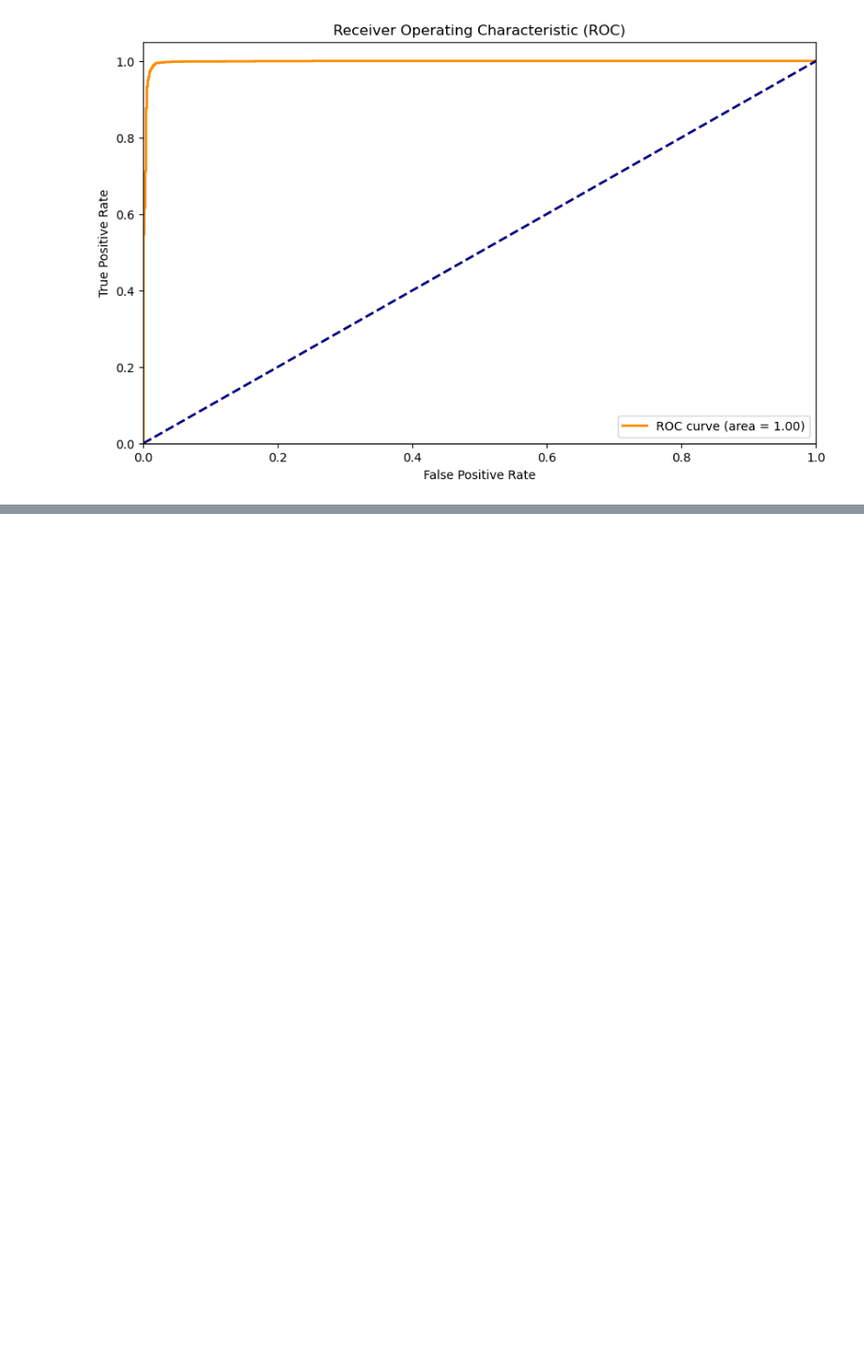
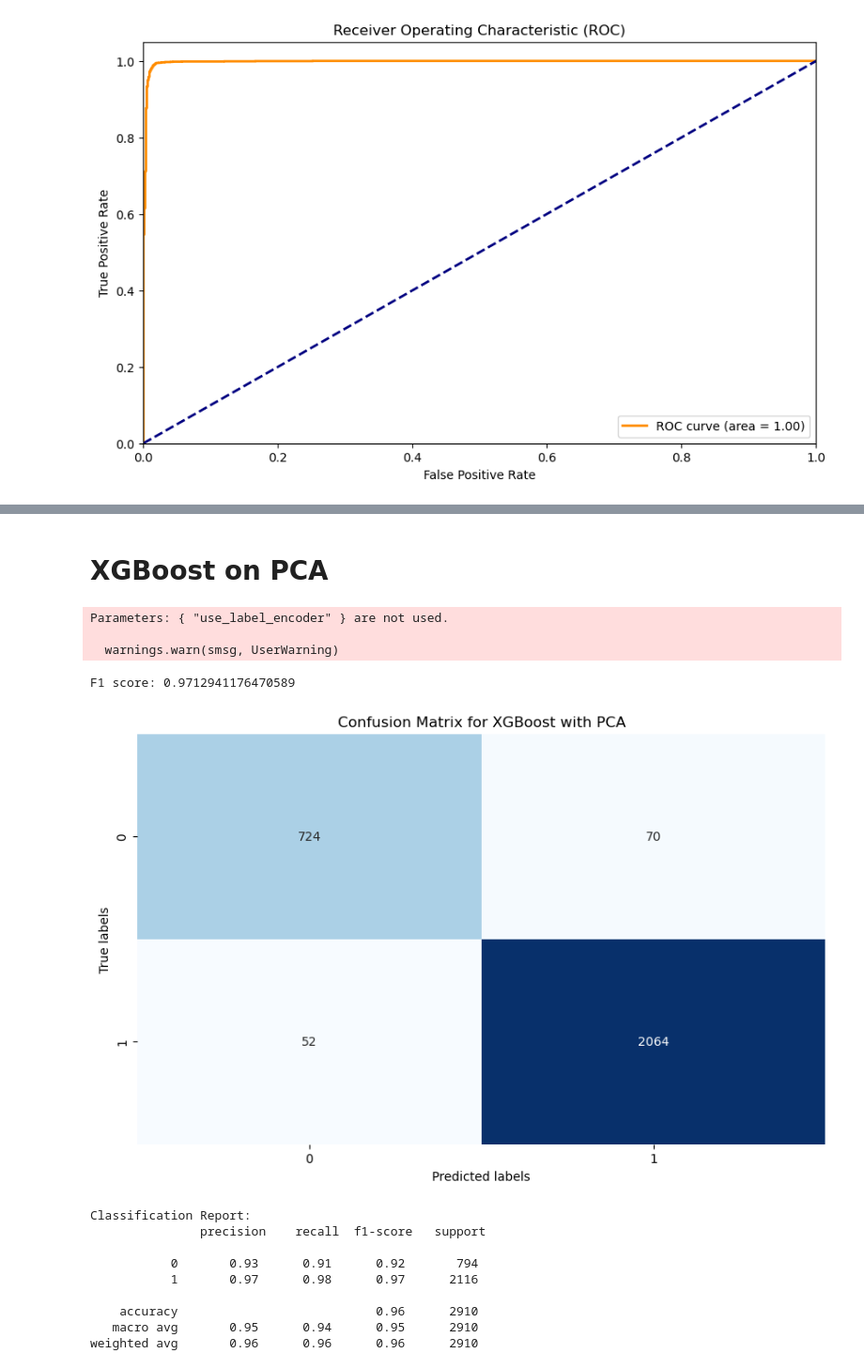
Before and after one commit to Ping-YUAN/heartbeat-analysis-ai, a Jupyter notebook: notebooks/modeling_ptb.ipynb, the cells around one changed output, grey strips where cells are left out. Shown at 94% size. Drawn from its saved outputs; the diff is of its cells as text; code cells hidden in the pictures; blank space fills up the shorter version.

```diff
--- a/notebooks/modeling_ptb.ipynb
+++ b/notebooks/modeling_ptb.ipynb
@@ -796,0 +968,79 @@ weighted avg       0.99      0.99      0.99      2910
+# %% [markdown]
+# XGBoost on PCA
+# %%
+# Initialize PCA with the number of components to retain
+pca = PCA(n_components=0.95)  # Retain 95% of variance
+
+# Initialize XGBoost with the best parameters
+xgb = XGBClassifier(
+    colsample_bytree=best_params['xgb__colsample_bytree'],
+    learning_rate=best_params['xgb__learning_rate'],
+    max_depth=best_params['xgb__max_depth'],
+    n_estimators=best_params['xgb__n_estimators'],
+    scale_pos_weight=best_params['xgb__scale_pos_weight'],
+    subsample=best_params['xgb__subsample'],
+    eval_metric='mlogloss',  # Use multi-class log loss as the evaluation metric
+    use_label_encoder=False
+)
+
+# Create a pipeline with PCA and XGBoost
+pipeline = Pipeline([
+    ('pca', pca),
+    ('xgb', xgb)
+])
+# Fit the pipeline on the training data
+pipeline.fit(X_train, y_train)
+
+# Predict on the test set
+y_pred = pipeline.predict(X_test)
+
+# Calculate the F1 score
+f1 = f1_score(y_test, y_pred)
+print("F1 score:", f1)
+
+# Define and plot the confusion matrix
+conf_matrix = confusion_matrix(y_test, y_pred)
+plt.figure(figsize=(10, 6))
+sns.heatmap(conf_matrix, annot=True, fmt='d', cmap='Blues', cbar=False)
+plt.xlabel('Predicted labels')
+plt.ylabel('True labels')
+plt.title('Confusion Matrix for XGBoost with PCA')
+plt.show()
+
+# Define and print the classification report
+class_report = classification_report(y_test, y_pred)
+print("Classification Report:\n", class_report)
+
+# Define and plot the ROC curve
+if len(set(y_test)) == 2:  # Ensure binary classification
+    y_prob = pipeline.predict_proba(X_test)[:, 1]
+    fpr, tpr, _ = roc_curve(y_test, y_prob)
+    roc_auc = auc(fpr, tpr)
+
+    plt.figure(figsize=(10, 6))
+    plt.plot(fpr, tpr, color='darkorange', lw=2, label=f'ROC curve (area = {roc_auc:.2f})')
+    plt.plot([0, 1], [0, 1], color='navy', lw=2, linestyle='--')
+    plt.xlim([0.0, 1.0])
+    plt.ylim([0.0, 1.05])
+    plt.xlabel('False Positive Rate')
+    plt.ylabel('True Positive Rate')
+    plt.title('Receiver Operating Characteristic (ROC) for XGBoost with PCA')
+    plt.legend(loc='lower right')
+    plt.show()
+else:
+    print("ROC curve is only applicable for binary classification.")
+# %% [output]
+Parameters: { "use_label_encoder" } are not used.
+
+  warnings.warn(smsg, UserWarning)
+F1 score: 0.9712941176470589
+[figure, added]
+Classification Report:
+               precision    recall  f1-score   support
+
+           0       0.93      0.91      0.92       794
+           1       0.97      0.98      0.97      2116
+
+    accuracy                           0.96      2910
+   macro avg       0.95      0.94      0.95      2910
+weighted avg       0.96      0.96      0.96      2910
```
Also changed, not shown: parts of 19 cells of this notebook, 1 other file.
